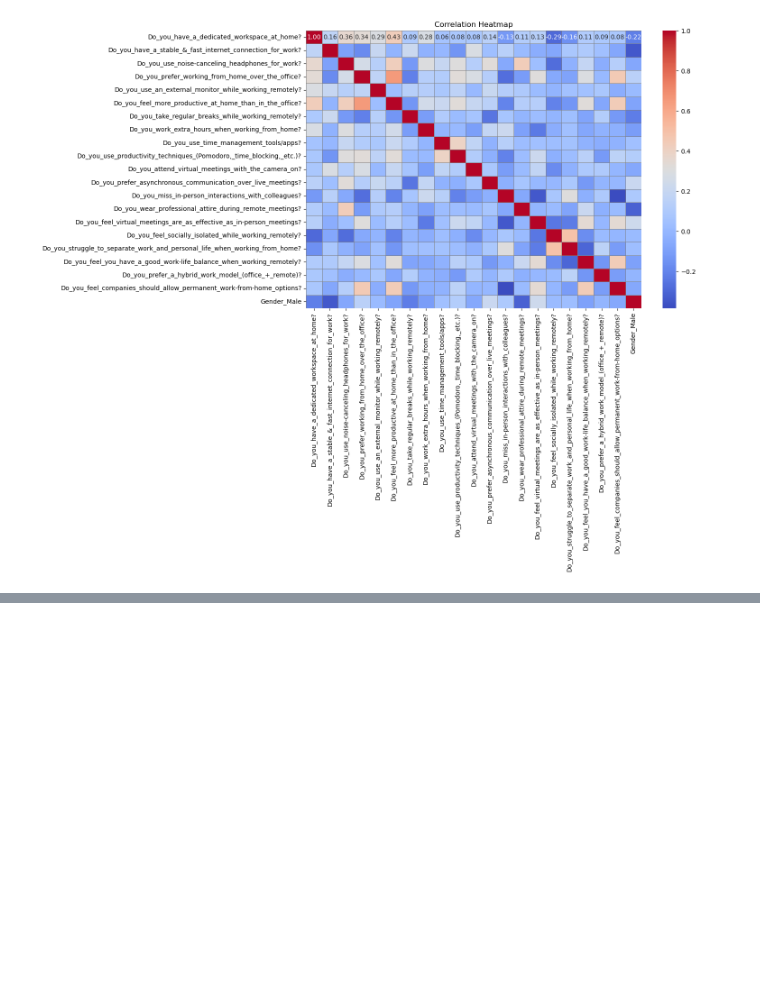
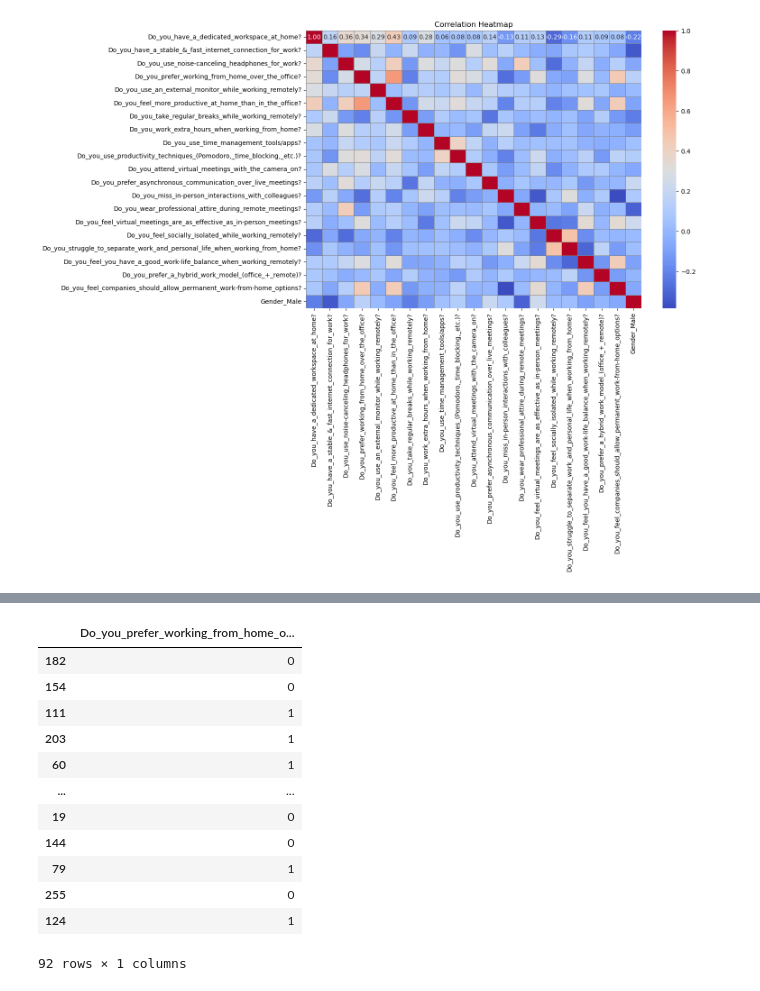
Before and after one commit to Vellon01/ML_College_project, a Jupyter notebook: ML.ipynb, the cells around one changed output, grey strips where cells are left out. Cells and saved outputs as stored; diff of their text form; code cells hidden in the pictures; blank space fills up the shorter version.

```diff
--- a/ML.ipynb
+++ b/ML.ipynb
@@ -67,7 +68,7 @@ X_test_scaled = scaler.transform(X_test)
 # %%
 l_reg=LogisticRegression(max_iter=1000)
-l_reg.fit(X_train_scaled, y_train)
-y_pred_lr = l_reg.predict(X_test_scaled)
+l_reg.fit(X_train, y_train)
+y_pred_lr = l_reg.predict(X_test)
 target_names = y_test.columns
 
 print(f"\nConfusion Matrix of '{target_names}':")
@@ -214,0 +249,16 @@ with open("mlp.pkl", "wb") as file:
+# %%
+y_pred_ann
+# %% [output]
+|  | Do_you_prefer_working_from_home_o... |
+| 182 | 0 |
+| 154 | 0 |
+| 111 | 1 |
+| 203 | 1 |
+| 60 | 1 |
+| ... | ... |
+| 19 | 0 |
+| 144 | 0 |
+| 79 | 1 |
+| 255 | 0 |
+| 124 | 1 |
+92 rows × 1 columns
```
Also changed, not shown: parts of 15 cells of this notebook, 1 other file.
